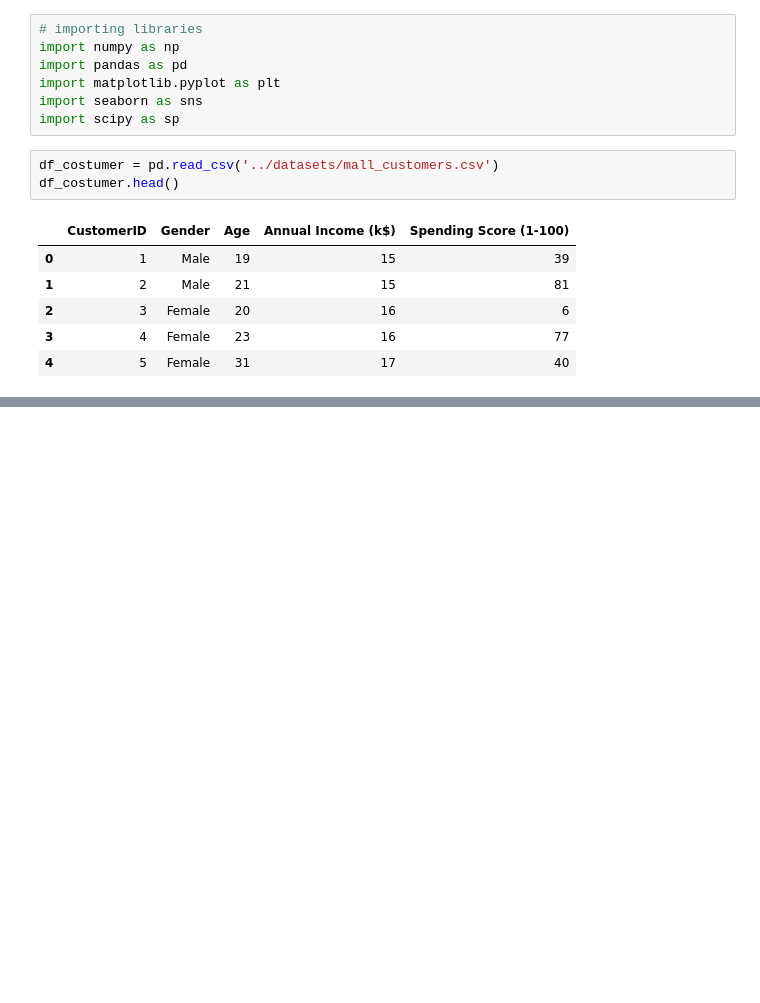
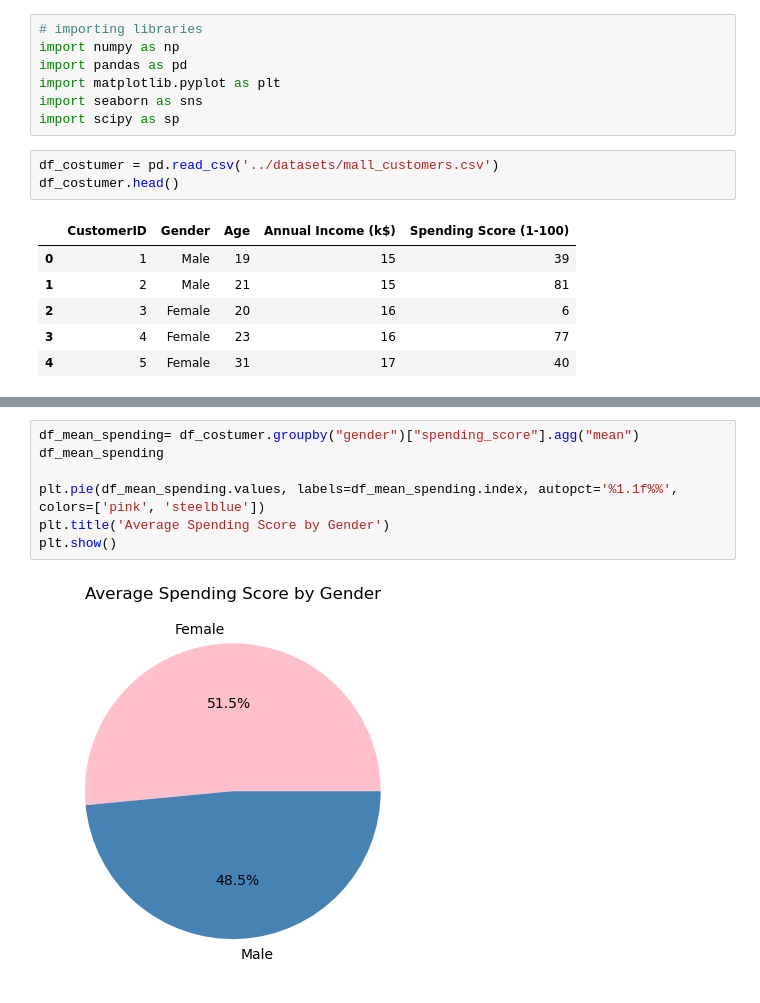
Before and after one commit to thelightfeaver/machine-leaning-practices, a Jupyter notebook: proyect/costumer.ipynb, the cells around one changed output, grey strips where cells are left out. Saved outputs shown, nothing was run; the diff lists cells and outputs as text; blank space fills up the shorter version.

```diff
--- a/proyect/costumer.ipynb
+++ b/proyect/costumer.ipynb
@@ -48,0 +37,9 @@ df_costumer.columns.to_list()
+# %%
+df_mean_spending= df_costumer.groupby("gender")["spending_score"].agg("mean")
+df_mean_spending
+
+plt.pie(df_mean_spending.values, labels=df_mean_spending.index, autopct='%1.1f%%', colors=['pink', 'steelblue'])
+plt.title('Average Spending Score by Gender')
+plt.show()
+# %% [output]
+[figure, added]
```
Also changed, not shown: parts of 3 cells of this notebook.
